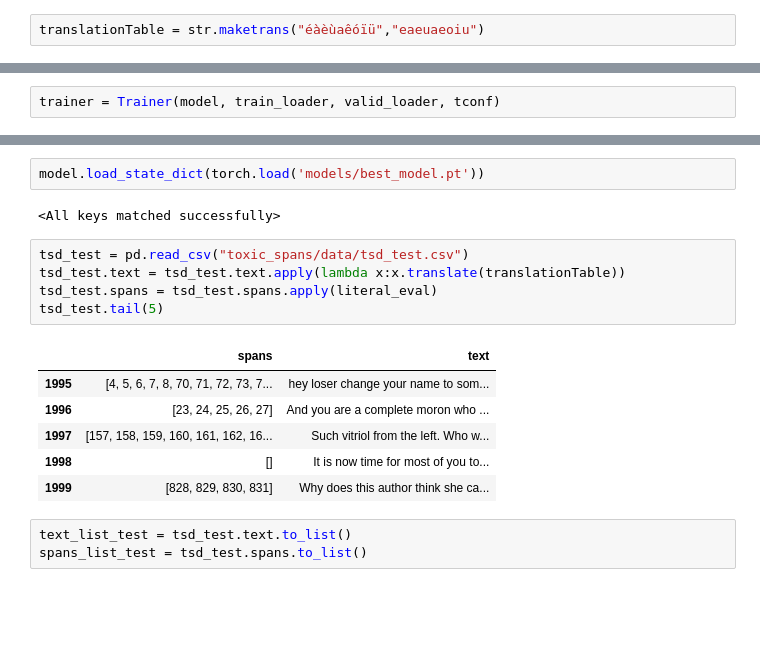
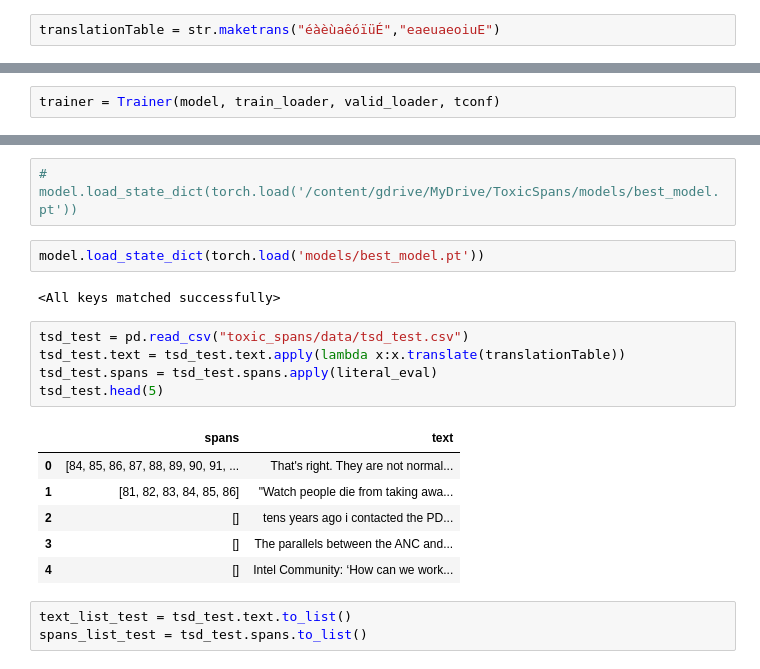
Before and after one commit to syp1997/Toxic-Spans-Detection, a Jupyter notebook: ToxicSpans.ipynb, the cells around one changed output, grey strips where cells are left out. Cells and saved outputs as stored; diff of their text form; blank space fills up the shorter version.

```diff
--- a/ToxicSpans.ipynb
+++ b/ToxicSpans.ipynb
@@ -72,7 +66,7 @@ logging.basicConfig(
 logger = logging.getLogger(__name__)
 logging.getLogger('transformers').setLevel(logging.ERROR)
 # %%
-translationTable = str.maketrans("éàèùaêóïü","eaeuaeoiu")
+translationTable = str.maketrans("éàèùaêóïüÉ","eaeuaeoiuE")
 # %%
 tsd = pd.read_csv("toxic_spans/data/tsd_train.csv")
 tsd.text = tsd.text.apply(lambda x:x.translate(translationTable))
@@ -513,3 +564,5 @@ trainer.train()
+# %%
+# model.load_state_dict(torch.load('/content/gdrive/MyDrive/ToxicSpans/models/best_model.pt'))
 # %%
 model.load_state_dict(torch.load('models/best_model.pt'))
 # %% [output]
@@ -517,15 +570,15 @@ model.load_state_dict(torch.load('models/best_model.pt'))
 # %%
 tsd_test = pd.read_csv("toxic_spans/data/tsd_test.csv")
 tsd_test.text = tsd_test.text.apply(lambda x:x.translate(translationTable))
 tsd_test.spans = tsd_test.spans.apply(literal_eval)
-tsd_test.tail(5)
+tsd_test.head(5)
 # %% [output]
 |  | spans | text |
-| 1995 | [4, 5, 6, 7, 8, 70, 71, 72, 73, 7... | hey loser change your name to som... |
-| 1996 | [23, 24, 25, 26, 27] | And you are a complete moron who ... |
-| 1997 | [157, 158, 159, 160, 161, 162, 16... | Such vitriol from the left. Who w... |
-| 1998 | [] | It is now time for most of you to... |
-| 1999 | [828, 829, 830, 831] | Why does this author think she ca... |
+| 0 | [84, 85, 86, 87, 88, 89, 90, 91, ... | That's right. They are not normal... |
+| 1 | [81, 82, 83, 84, 85, 86] | "Watch people die from taking awa... |
+| 2 | [] | tens years ago i contacted the PD... |
+| 3 | [] | The parallels between the ANC and... |
+| 4 | [] | Intel Community: ‘How can we work... |
 # %%
 text_list_test = tsd_test.text.to_list()
 spans_list_test = tsd_test.spans.to_list()
```
Also changed, not shown: parts of 30 cells of this notebook.
